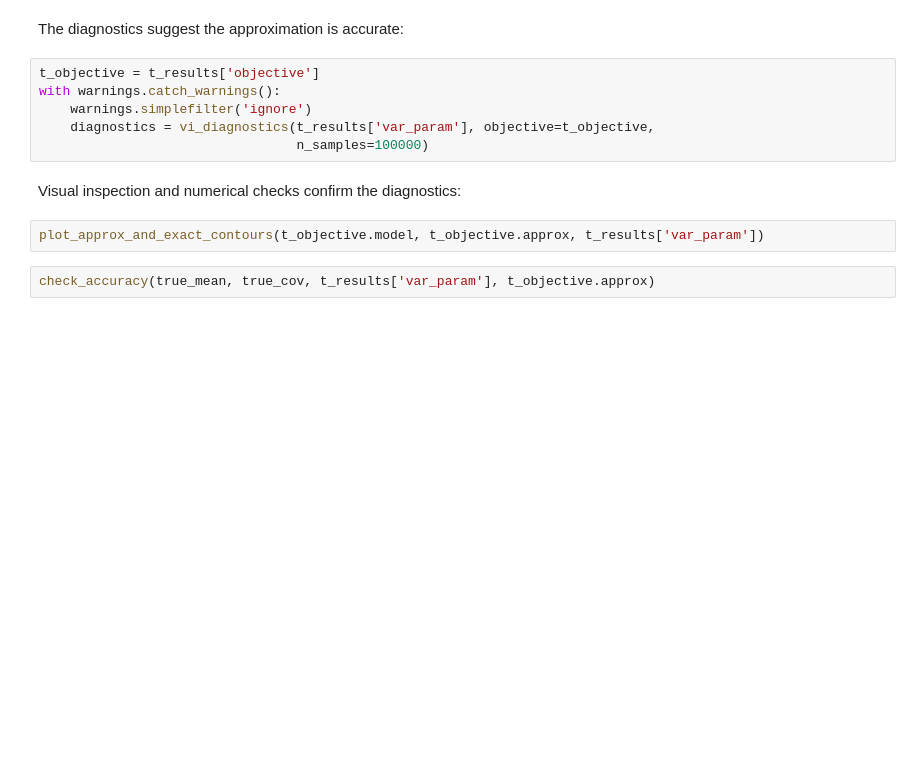
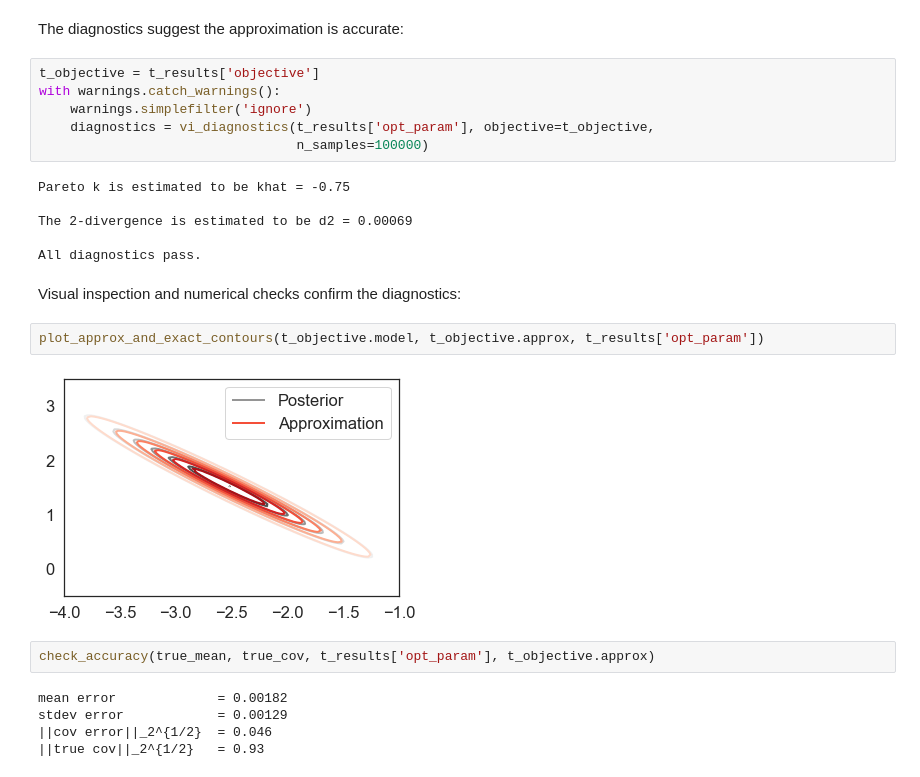
Before and after one commit to jhuggins/viabel, a Jupyter notebook: docs/source/robust-regression.ipynb, the cells around one changed output. Drawn from its saved outputs; the diff is of its cells as text; blank space fills up the shorter version.

```diff
--- a/docs/source/robust-regression.ipynb
+++ b/docs/source/robust-regression.ipynb
@@ -129,11 +146,24 @@ The diagnostics suggest the approximation is accurate:
 t_objective = t_results['objective']
 with warnings.catch_warnings():
     warnings.simplefilter('ignore')
-    diagnostics = vi_diagnostics(t_results['var_param'], objective=t_objective,
+    diagnostics = vi_diagnostics(t_results['opt_param'], objective=t_objective,
                                  n_samples=100000)
+# %% [output]
+Pareto k is estimated to be khat = -0.75
+
+The 2-divergence is estimated to be d2 = 0.00069
+
+All diagnostics pass.
 # %% [markdown]
 Visual inspection and numerical checks confirm the diagnostics:
 # %%
-plot_approx_and_exact_contours(t_objective.model, t_objective.approx, t_results['var_param'])
+plot_approx_and_exact_contours(t_objective.model, t_objective.approx, t_results['opt_param'])
+# %% [output]
+[figure, added]
 # %%
-check_accuracy(true_mean, true_cov, t_results['var_param'], t_objective.approx)
+check_accuracy(true_mean, true_cov, t_results['opt_param'], t_objective.approx)
+# %% [output]
+mean error             = 0.00182
+stdev error            = 0.00129
+||cov error||_2^{1/2}  = 0.046
+||true cov||_2^{1/2}   = 0.93
```
Also changed, not shown: parts of 6 cells of this notebook, 11 other files.
